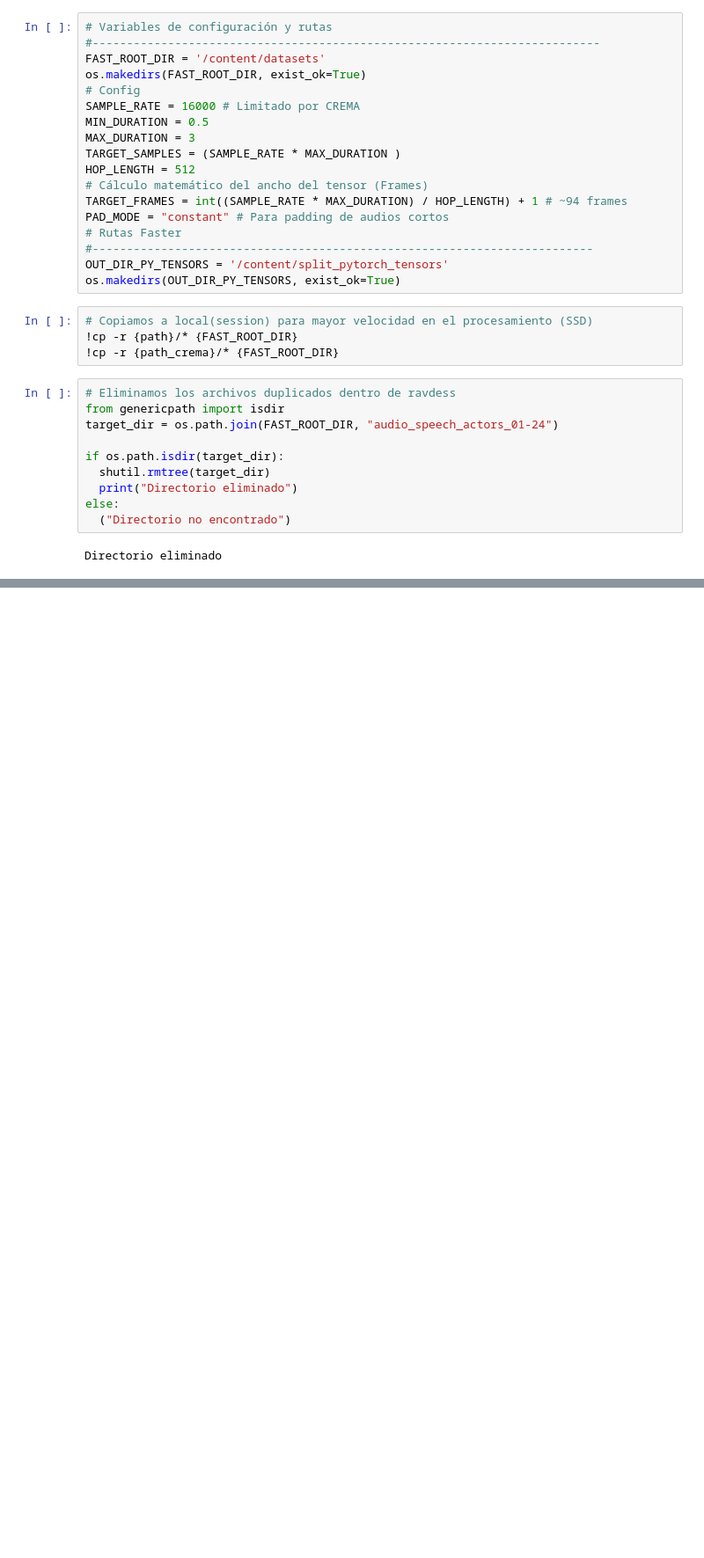
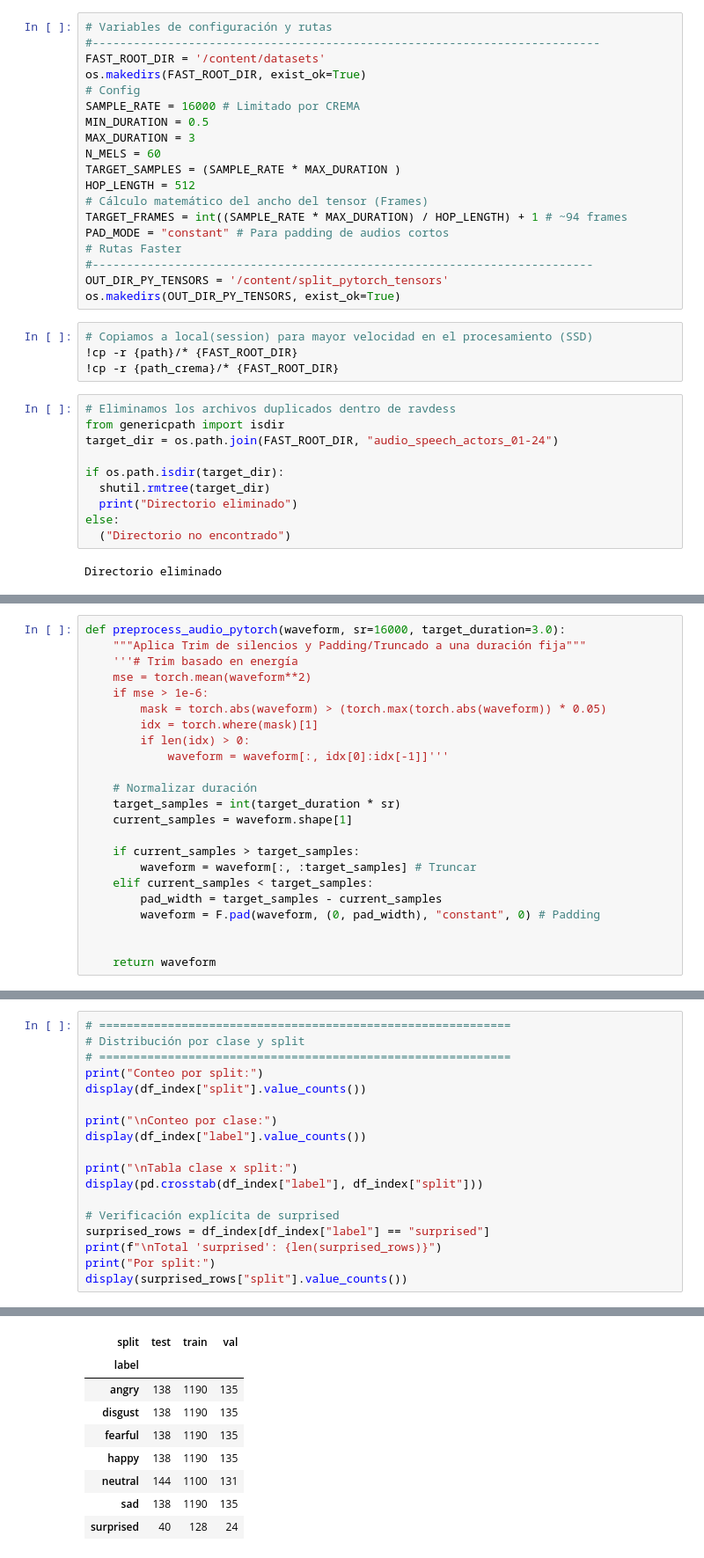
Before and after one commit to AcSsalazar/The-Color-of-Emotions, a Jupyter notebook: Notebooks/3.2-feature-extraction-with-pytorch.ipynb, the cells around one changed output, grey strips where cells are left out. Shown at 88% size. Saved outputs shown, nothing was run; the diff lists cells and outputs as text; blank space fills up the shorter version.

```diff
--- a/Notebooks/3.2-feature-extraction-with-pytorch.ipynb
+++ b/Notebooks/3.2-feature-extraction-with-pytorch.ipynb
@@ -30,6 +39,7 @@ os.makedirs(FAST_ROOT_DIR, exist_ok=True)
 SAMPLE_RATE = 16000 # Limitado por CREMA
 MIN_DURATION = 0.5
 MAX_DURATION = 3
+N_MELS = 60
 TARGET_SAMPLES = (SAMPLE_RATE * MAX_DURATION )
 HOP_LENGTH = 512
 # Cálculo matemático del ancho del tensor (Frames)
@@ -106,0 +145,23 @@ class AudioFeatureExtractor(torch.nn.Module):
+# %%
+def preprocess_audio_pytorch(waveform, sr=16000, target_duration=3.0):
+    """Aplica Trim de silencios y Padding/Truncado a una duración fija"""
+    '''# Trim basado en energía
+    mse = torch.mean(waveform**2)
+    if mse > 1e-6:
+        mask = torch.abs(waveform) > (torch.max(torch.abs(waveform)) * 0.05)
+        idx = torch.where(mask)[1]
+        if len(idx) > 0:
+            waveform = waveform[:, idx[0]:idx[-1]]'''
+
+    # Normalizar duración
+    target_samples = int(target_duration * sr)
+    current_samples = waveform.shape[1]
+
+    if current_samples > target_samples:
+        waveform = waveform[:, :target_samples] # Truncar
+    elif current_samples < target_samples:
+        pad_width = target_samples - current_samples
+        waveform = F.pad(waveform, (0, pad_width), "constant", 0) # Padding
+
+
+    return waveform
@@ -106,0 +298,19 @@ class AudioFeatureExtractor(torch.nn.Module):
+# %%
+# ============================================================
+# Distribución por clase y split
+# ============================================================
+print("Conteo por split:")
+display(df_index["split"].value_counts())
+
+print("\nConteo por clase:")
+display(df_index["label"].value_counts())
+
+print("\nTabla clase x split:")
+display(pd.crosstab(df_index["label"], df_index["split"]))
+
+# Verificación explícita de surprised
+surprised_rows = df_index[df_index["label"] == "surprised"]
+print(f"\nTotal 'surprised': {len(surprised_rows)}")
+print("Por split:")
+display(surprised_rows["split"].value_counts())
+# %% [output]
@@ -106,0 +336,9 @@ class AudioFeatureExtractor(torch.nn.Module):
+| split | test | train | val |
+| label |  |  |  |
+| angry | 138 | 1190 | 135 |
+| disgust | 138 | 1190 | 135 |
+| fearful | 138 | 1190 | 135 |
+| happy | 138 | 1190 | 135 |
+| neutral | 144 | 1100 | 131 |
+| sad | 138 | 1190 | 135 |
+| surprised | 40 | 128 | 24 |
```
Also changed, not shown: parts of 14 cells of this notebook.
